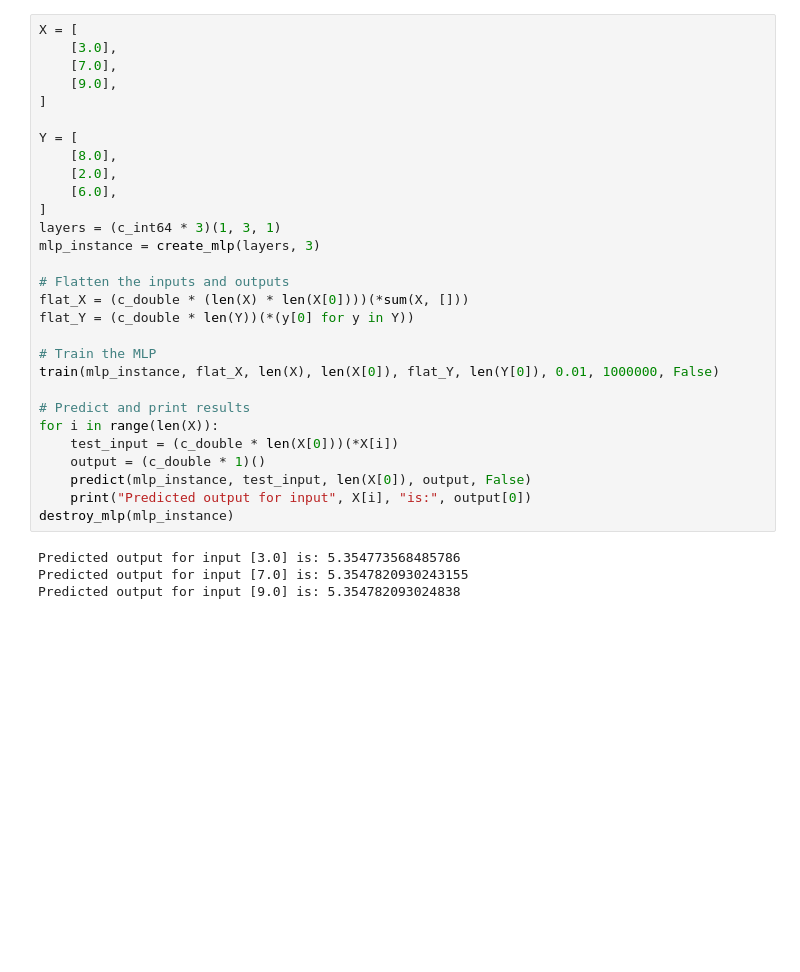
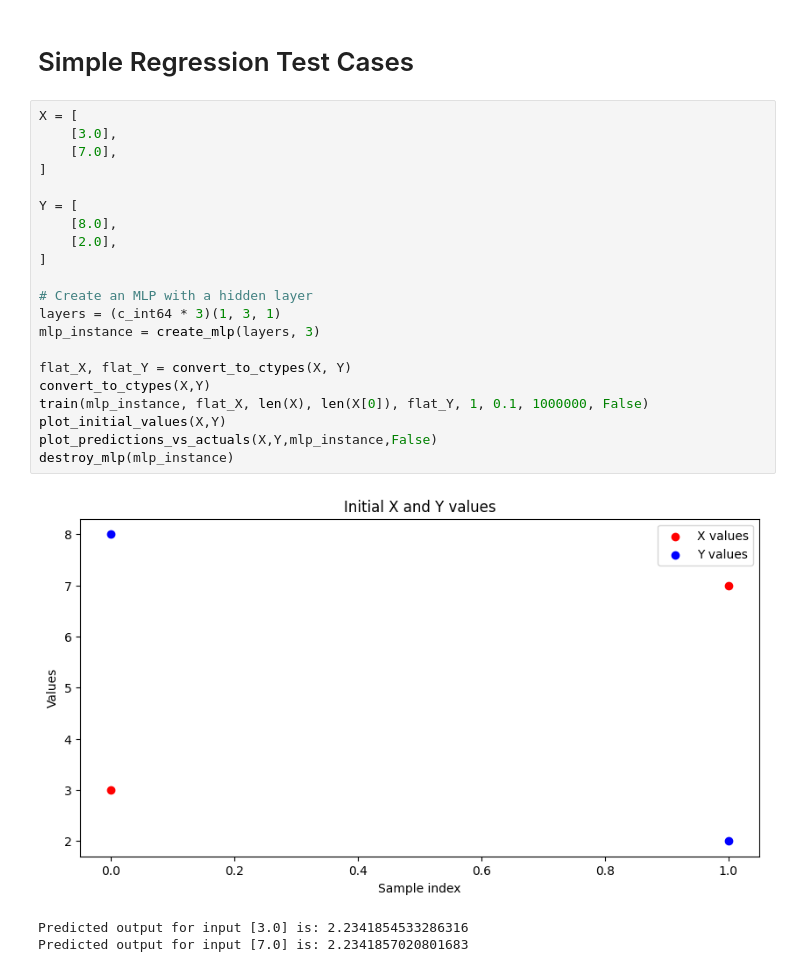
Before and after one commit to AmirDhouib2001/IABD3.PA, a Jupyter notebook: src/Rapport Interactif.ipynb, the cells around one changed output. Saved outputs shown, nothing was run; the diff lists cells and outputs as text; blank space fills up the shorter version.

```diff
--- a/src/Rapport Interactif.ipynb
+++ b/src/Rapport Interactif.ipynb
@@ -115,33 +122,27 @@ Predicted output for input [7.0] is: 5.713060263269588
+# %% [markdown]
+# Simple Regression Test Cases
 # %%
 X = [
     [3.0],
     [7.0],
-    [9.0],
 ]
 
 Y = [
     [8.0],
     [2.0],
-    [6.0],
 ]
+
+# Create an MLP with a hidden layer
 layers = (c_int64 * 3)(1, 3, 1)
 mlp_instance = create_mlp(layers, 3)
 
-# Flatten the inputs and outputs
-flat_X = (c_double * (len(X) * len(X[0])))(*sum(X, []))
-flat_Y = (c_double * len(Y))(*(y[0] for y in Y))
-
-# Train the MLP
-train(mlp_instance, flat_X, len(X), len(X[0]), flat_Y, len(Y[0]), 0.01, 1000000, False)
-
-# Predict and print results
-for i in range(len(X)):
-    test_input = (c_double * len(X[0]))(*X[i])
-    output = (c_double * 1)()
-    predict(mlp_instance, test_input, len(X[0]), output, False)
-    print("Predicted output for input", X[i], "is:", output[0])
+flat_X, flat_Y = convert_to_ctypes(X, Y)
+convert_to_ctypes(X,Y)
+train(mlp_instance, flat_X, len(X), len(X[0]), flat_Y, 1, 0.1, 1000000, False)
+plot_initial_values(X,Y)
+plot_predictions_vs_actuals(X,Y,mlp_instance,False)
 destroy_mlp(mlp_instance)
 # %% [output]
+[figure, added]
-Predicted output for input [3.0] is: 5.354773568485786
-Predicted output for input [7.0] is: 5.3547820930243155
-Predicted output for input [9.0] is: 5.354782093024838
+Predicted output for input [3.0] is: 2.2341854533286316
+Predicted output for input [7.0] is: 2.2341857020801683
```
Also changed, not shown: parts of 9 cells of this notebook, 1 other file.
